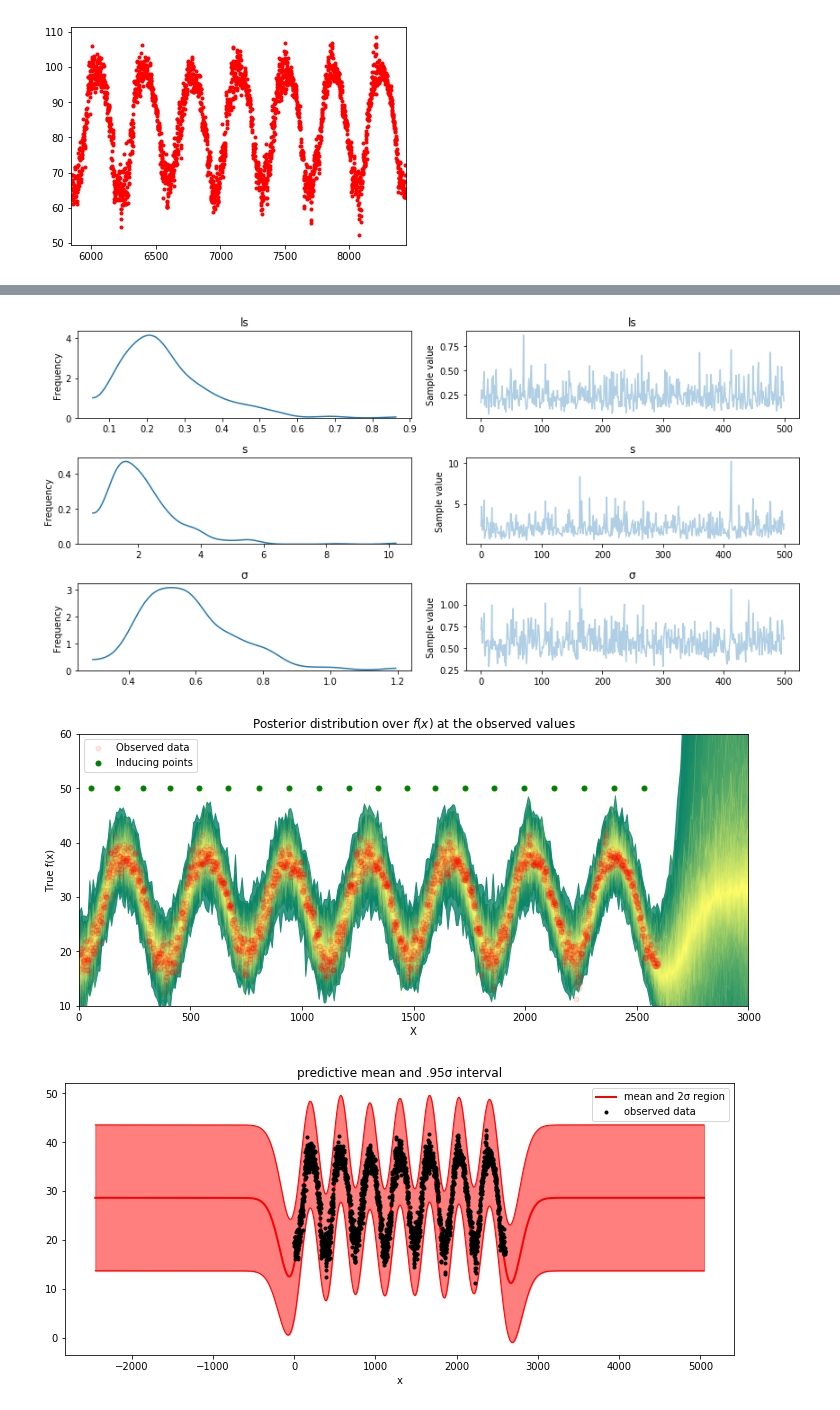
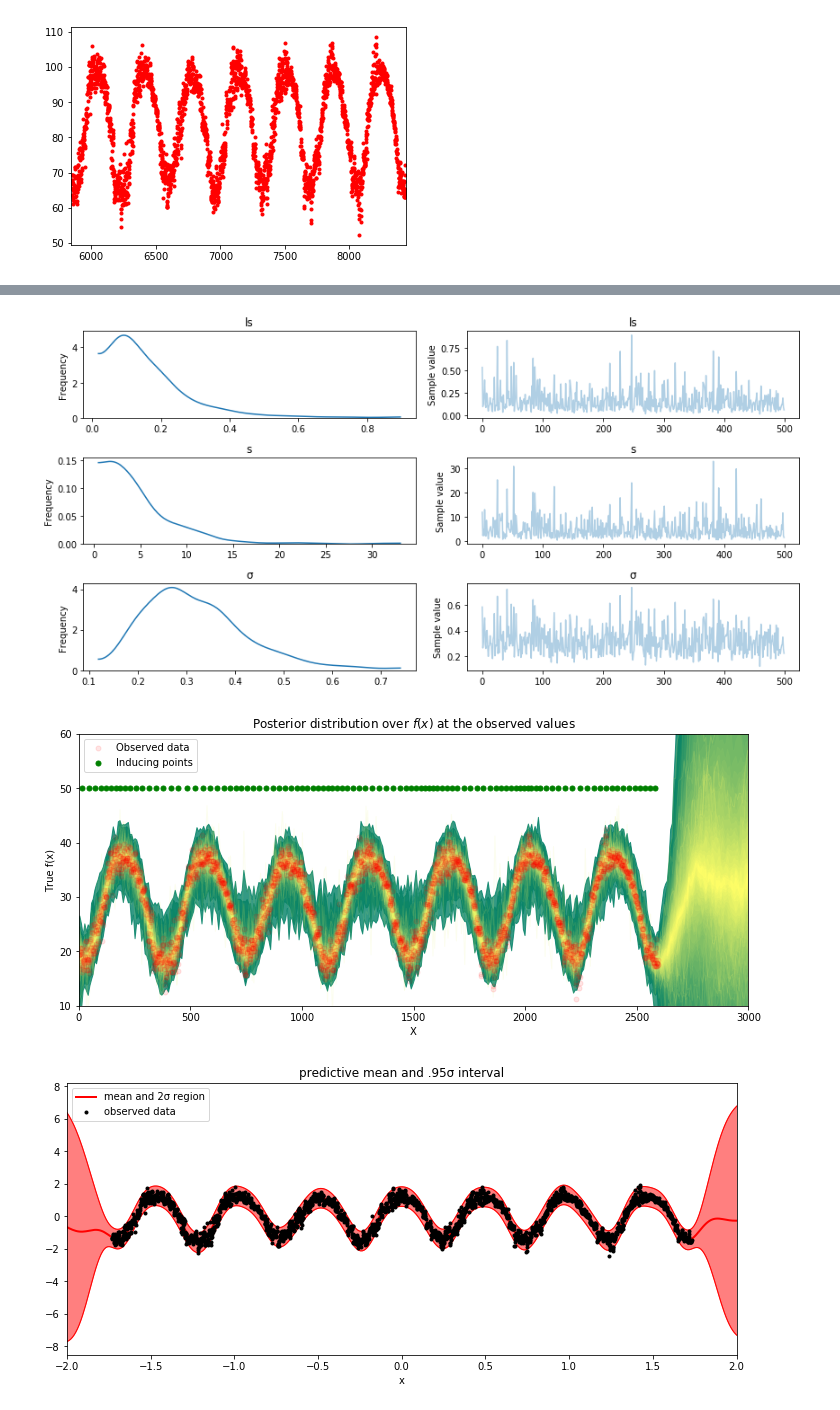
Before and after one commit to shehel/Bayesian_Learning, a Jupyter notebook: GP_regression.ipynb, the cells around one changed output, grey strips where cells are left out. Cells and saved outputs as stored; diff of their text form; code cells hidden in the pictures.

Commit message:
images added

```diff
--- a/GP_regression.ipynb
+++ b/GP_regression.ipynb
@@ -150,7 +151,11 @@ daty = olympics[:,1]
 X_train, X_test, y, y_test = train_test_split(
             datx, daty, test_size=0.2)
 # %%
-fig = plt.figure()
+fig = plt.figure(figsize=(10,10))
+
 ax = fig.add_subplot(111, xlabel='x', ylabel='y', title='Generated data and underlying model')
-ax.plot(datx, daty, 'x', label='sampled data')
+ax.plot(X_train, y, 'ok', ms=7, alpha=0.5, label="Train Data", c='black')
+ax.plot(X_test, y_test, 'ok', ms=7, alpha=1, label="Test Data", c='silver')
+ax.set_ylim([8,13]);
+ax.set_xlim([1800,2100]);
 plt.legend(loc=0);
@@ -274,11 +277,13 @@ with pm.Model() as sparse_model:
     noise = pm.HalfCauchy('σ', 5)
 
     gp = pm.gp.MarginalSparse(cov_func=K, approx="FITC")
-    Xu = pm.gp.util.kmeans_inducing_points(20, X)
+    Xu = pm.gp.util.kmeans_inducing_points(100, X)
 
     gp.marginal_likelihood('estimate', X=X, Xu=Xu,
                         y=y, sigma=noise)
 
     #trace = pm.sample(1000, chains=2, njobs=1)
+    #Using Variation Inference instead of MCMC.
+    #Helps with large datasets.
     approx_gp = pm.fit(20000, method='fullrank_advi')
 # %% [output]
@@ -289,7 +294,7 @@ with sparse_model:
 # %%
 pm.traceplot(trace, varnames=['ls', 's', 'σ']);
 # %% [output]
-[figure, old version]
+[figure, new version]
 # %%
 X_pred = np.linspace(-5, 5, 1000).reshape(-1, 1)
 # %%
@@ -297,24 +302,23 @@ with sparse_model:
     pred = gp.conditional("preds",X_pred, pred_noise=True)
     samples = pm.sample_ppc(trace, vars=[pred], samples=200)
 # %%
-# plot the results
+#Plot the results
 fig = plt.figure(figsize=(12,5)); ax = fig.gca()
 
-# plot the samples from the gp posterior with samples and shading
+#Plot the samples from the gp posterior
 from pymc3.gp.util import plot_gp_dist
 plot_gp_dist(ax, (samples["preds"]*stdy)+meany, (X_pred*stdx)+meanx, palette='summer');
 
-# plot the data and inducing points
+#Plot the data and inducing points
 plt.plot((X*stdx)+meanx, (y*stdy)+meany, 'ok', c='red', ms=5, alpha=0.1, label="Observed data");
 plt.plot((Xu*stdx)+meanx, 50*np.ones(Xu.shape[0]), "co", ms=5, c='green', label="Inducing points")
 
-# axis labels and title
+#Axis labels and title
 plt.xlabel("X"); plt.ylabel("True f(x)");
 plt.ylim(10, 60)
 plt.xlim(0, 3000)
 
-
 plt.title("Posterior distribution over $f(x)$ at the observed values"); plt.legend();
 # %% [output]
-[figure, old version]
+[figure, new version]
 # %%
@@ -321,23 +326,23 @@ plt.title("Posterior distribution over $f(x)$ at the observed values"); plt.lege
 mean_posterior = {x:np.mean(trace.get_values(x)) for x in trace.varnames}
 # %%
-# predict
+#Predict
 mu, var = gp.predict(X_pred, point=mean_posterior, diag=True, pred_noise=True)
-var = (var*stdy)+meany
-sd = np.sqrt(var)
-X_predp = (X_pred*stdx)+meanx
-mup = (mu*stdy)+meany
-# draw plot
+sd= np.sqrt(var)
+
+#Draw plot
 fig = plt.figure(figsize=(12,5)); ax = fig.gca()
 
-# plot mean and 2σ intervals
-plt.plot(X_predp, mup, 'r', lw=2, label="mean and 2σ region");
-plt.plot(X_predp, mup + .96*sd, 'r', lw=1); plt.plot(X_predp, mup - .96*sd, 'r', lw=1);
-plt.fill_between(X_predp.flatten(), mup - .96*sd, mup + .96*sd, color="r", alpha=0.5)
+#Plot mean and 95% HDI
+plt.plot(X_pred, mu, 'r', lw=2, label="mean and 2σ region");
+plt.plot(X_pred, mu + 1.96*sd, 'r', lw=1); plt.plot(X_pred, mu - 1.96*sd, 'r', lw=1);
+plt.fill_between(X_pred.flatten(), mu - 1.96*sd, mu + 1.96*sd, color="r", alpha=0.5)
 
-# plot original data and true function
-plt.plot((X*stdx)+meanx, (y*stdy)+meany, 'ok', ms=3, alpha=1.0, label="observed data");
+#Plot original data
+plt.plot(X, y, 'ok', ms=3, alpha=1.0, label="observed data");
 
 plt.xlabel("x");
+plt.xlim(-2,2)
+
 plt.title("predictive mean and .95σ interval"); plt.legend();
 # %% [output]
-[figure, old version]
+[figure, new version]
```
Also changed, not shown: parts of 9 cells of this notebook, 1 other file.
